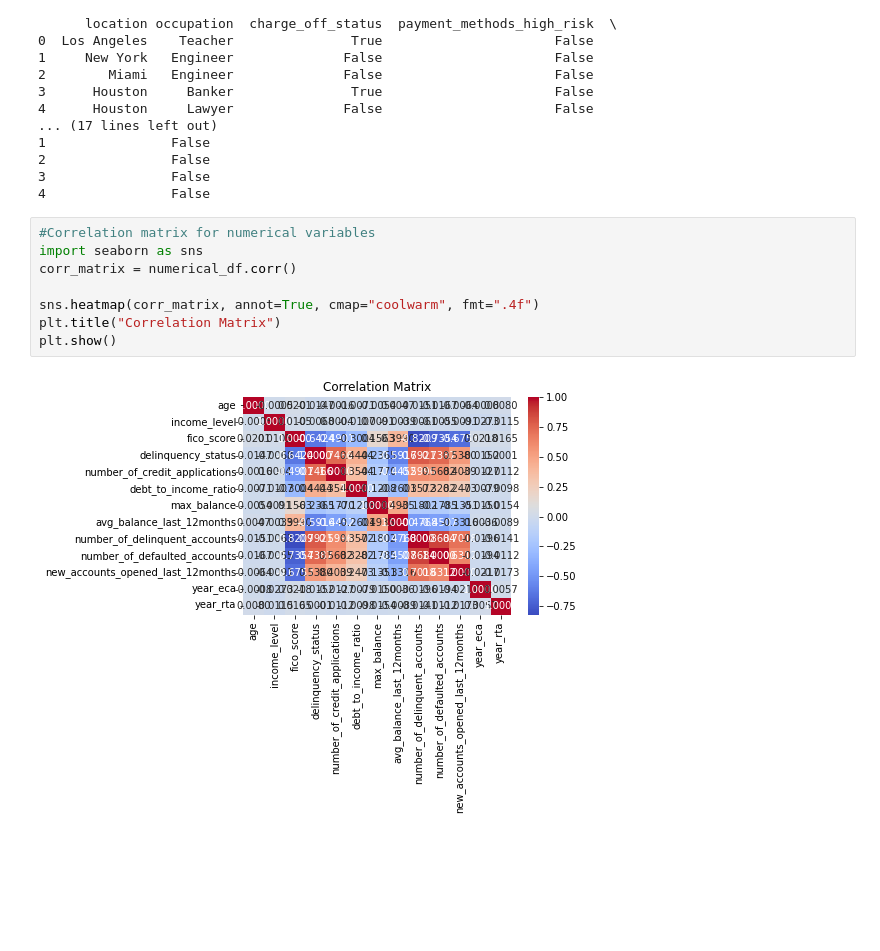
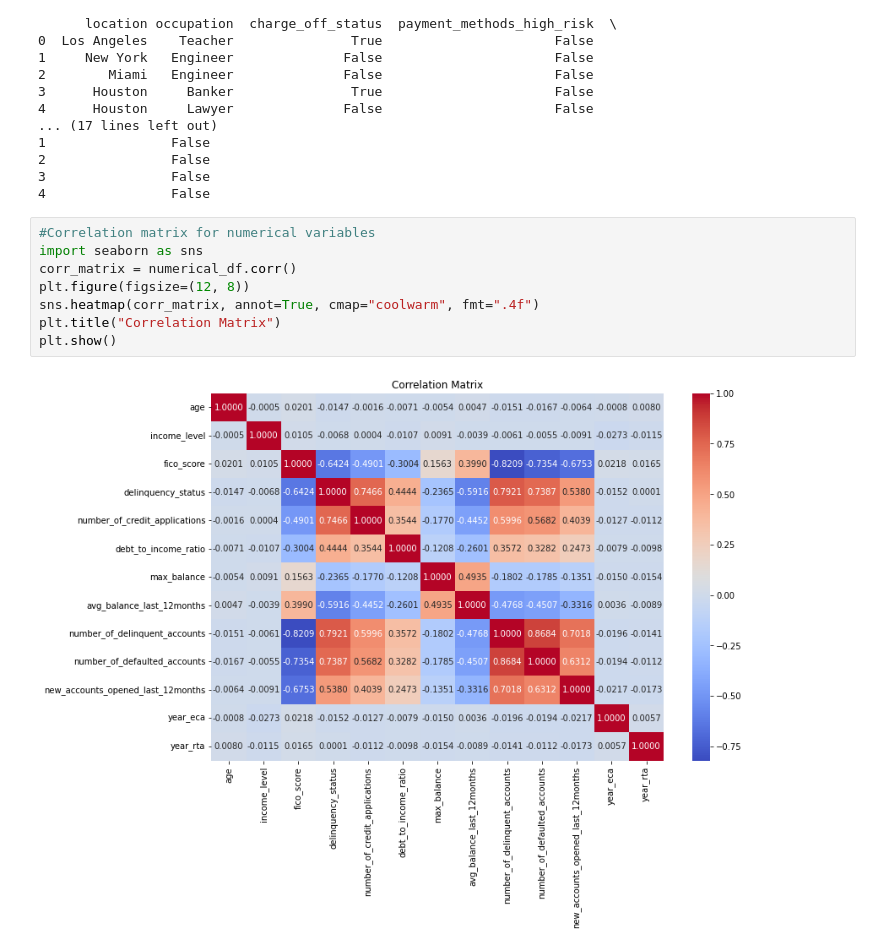
Before and after one commit to susara-ouchi/credit-score-case-study, a Jupyter notebook: credit_score_study_susara.ipynb, the cells around one changed output. Drawn from its saved outputs; the diff is of its cells as text; blank space fills up the shorter version.

```diff
--- a/credit_score_study_susara.ipynb
+++ b/credit_score_study_susara.ipynb
@@ -591,10 +591,10 @@ Index(['location', 'occupation', 'charge_off_status',
 # %%
 #Correlation matrix for numerical variables
 import seaborn as sns
 corr_matrix = numerical_df.corr()
-
+plt.figure(figsize=(12, 8))
 sns.heatmap(corr_matrix, annot=True, cmap="coolwarm", fmt=".4f")
 plt.title("Correlation Matrix")
 plt.show()
 # %% [output]
-[figure, old version]
+[figure, new version]
```
Also changed, not shown: parts of 2 cells of this notebook.
